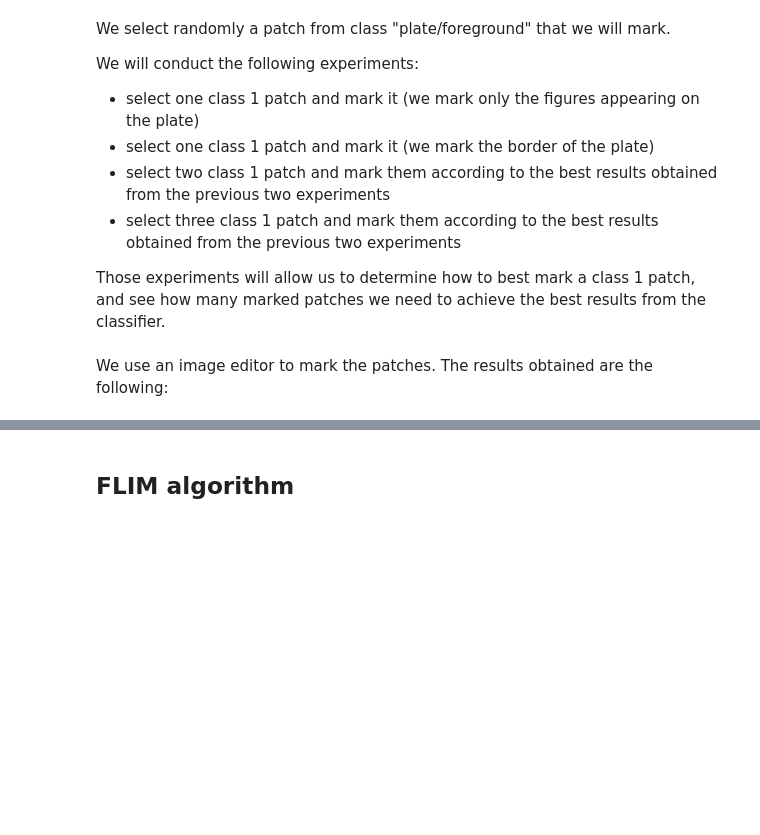
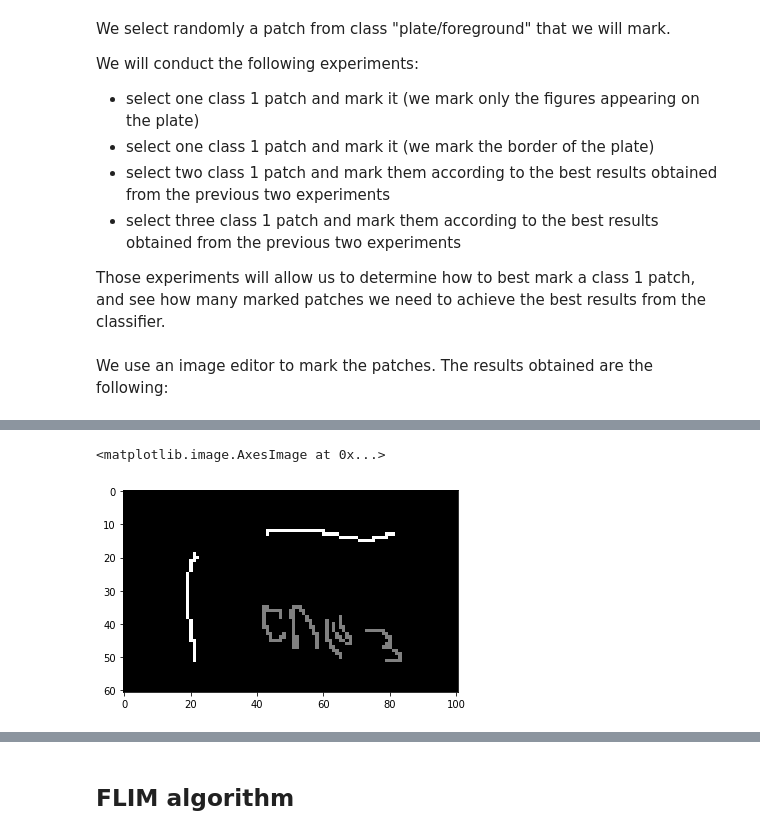
Before and after one commit to aissahm/image_analysis, a Jupyter notebook: task3.ipynb, the cells around one changed output, grey strips where cells are left out. Drawn from its saved outputs; the diff is of its cells as text; code cells hidden in the pictures; blank space fills up the shorter version.

```diff
--- a/task3.ipynb
+++ b/task3.ipynb
@@ -463,14 +445,13 @@ while i < len(traintextfilearray):
   totalSubimagesCreated = 0
   f = open(traintextfilearray[i], "r")
 
-  #os.mkdir(subimageFoldernameArray[i])
+  os.mkdir(subimageFoldernameArray[i])
 
   for imgname in f:
     imgname = imgname.replace("./plates/", "")
     imgname = imgname.replace(" ", "")
 
     if len(imgname) > 5:
-      print("imgname ", imgname)
       subimagesCreated = createSubimagesWithSuperPixelsSegmentation(platesFolderPath, yCbCrPlatesFolder, imgname.strip(), subimageFoldernameArray[i] + "/", number_superpixels, w, h, thresholdV)
       totalSubimagesCreated += subimagesCreated
 
@@ -558,0 +572,26 @@ time: 369 ms (started: 2021-01-07 22:32:38 +00:00)
+# %%
+#function that converts the image marker into a binary array
+def convertMarkerImageIntoBinaryArray(markerimage):
+  markerimage_width = markerimage.shape[1]
+  markerimage_height = markerimage.shape[0]
+  markerimagecopy = np.zeros( (markerimage.shape[0], markerimage.shape[1]))
+  i = 0
+  while i < markerimage_height:
+    j = 0
+    while j < markerimage_width:
+      if markerimage[i][j] < 10:
+        markerimagecopy[i][j] = 1
+      if markerimage[i][j] < 90 and markerimage[i][j] > 10:
+        markerimagecopy[i][j] = 2
+      if markerimage[i][j] > 90:
+        markerimagecopy[i][j] = 0
+      j += 1
+    i += 1
+
+  return markerimagecopy
+
+#function that converts the image marker into a binary array
+def convertMarkerImageIntoBinaryArrayTwo(markerimage):
+  markerimage[markerimage < 10] = 1
+  markerimage[markerimage > 10] = 0
+  return markerimage
@@ -558,0 +600,3 @@ time: 369 ms (started: 2021-01-07 22:32:38 +00:00)
+# %%
+imgmarker = cv2.imread('/content/2markers.jpg',0)
+imgmarker = convertMarkerImageIntoBinaryArray(imgmarker)
@@ -558,0 +605,5 @@ time: 369 ms (started: 2021-01-07 22:32:38 +00:00)
+# %%
+plt.imshow(imgmarker, cmap='gray')
+# %% [output]
+<matplotlib.image.AxesImage at 0x...>
+[figure, added]
```
Also changed, not shown: parts of 30 cells of this notebook.
